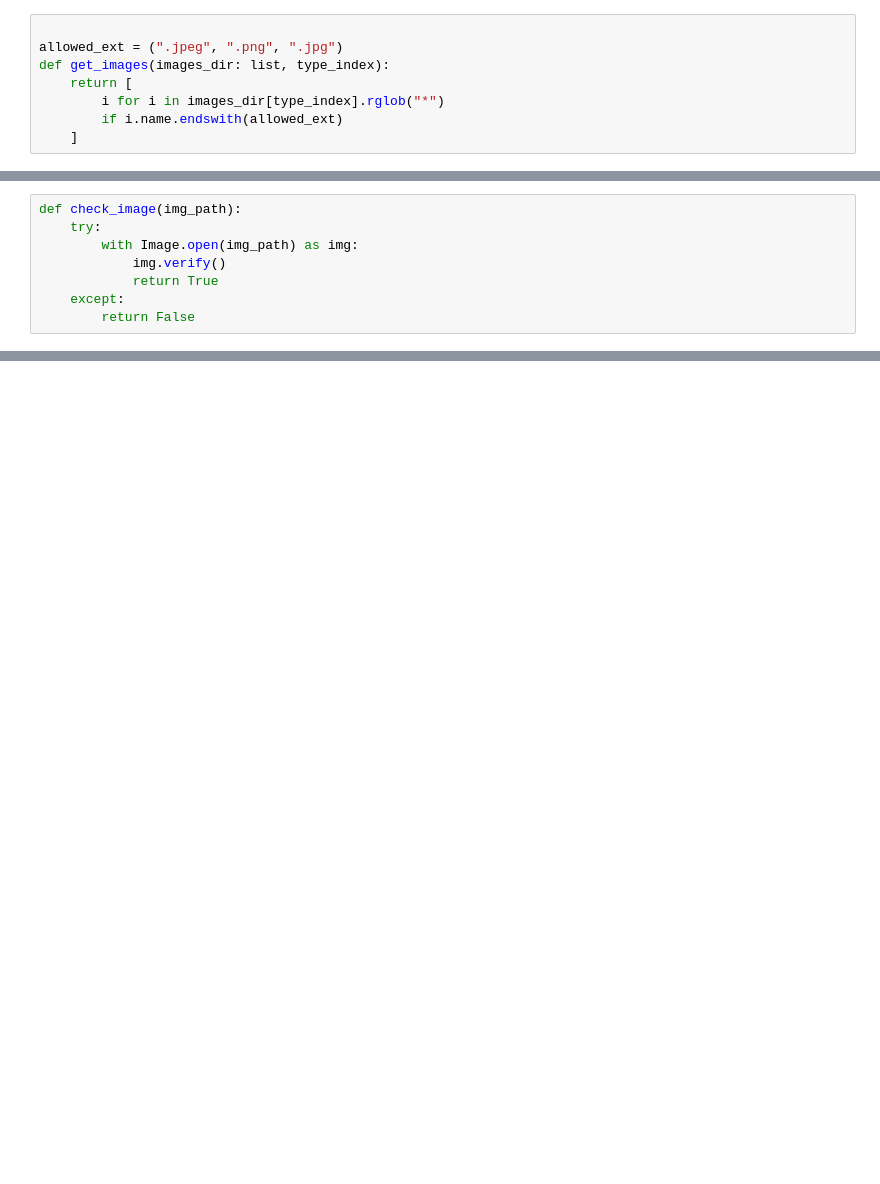
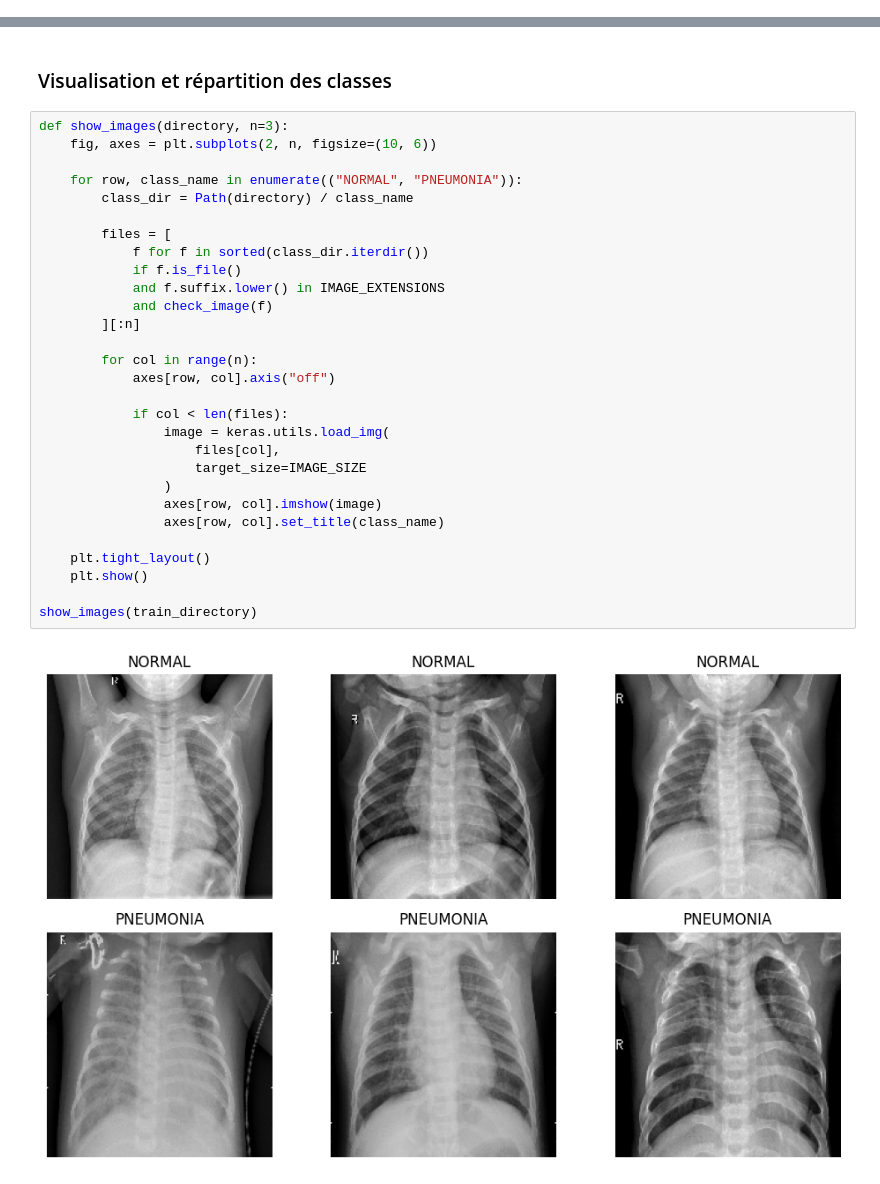
Before and after one commit to ilyasaitbel/ChestScan_AI, a Jupyter notebook: ChestScan.ipynb, the cells around one changed output, grey strips where cells are left out. Saved outputs shown, nothing was run; the diff lists cells and outputs as text; blank space fills up the shorter version.

```diff
--- a/ChestScan.ipynb
+++ b/ChestScan.ipynb
@@ -35,8 +0,0 @@ test_classes_paths = [test_dir / "NORMAL", test_dir / "PNEUMONIA"]
-# %%
-
-allowed_ext = (".jpeg", ".png", ".jpg")
-def get_images(images_dir: list, type_index):
-    return [
-        i for i in images_dir[type_index].rglob("*")
-        if i.name.endswith(allowed_ext)
-    ]
@@ -89,8 +0,0 @@ charts(countes)
-# %%
-def check_image(img_path):
-    try:
-        with Image.open(img_path) as img:
-            img.verify()
-            return True
-    except:
-        return False
@@ -385,0 +133,33 @@ print(scores)
+# %% [markdown]
+### Visualisation et répartition des classes
+# %%
+def show_images(directory, n=3):
+    fig, axes = plt.subplots(2, n, figsize=(10, 6))
+
+    for row, class_name in enumerate(("NORMAL", "PNEUMONIA")):
+        class_dir = Path(directory) / class_name
+
+        files = [
+            f for f in sorted(class_dir.iterdir())
+            if f.is_file()
+            and f.suffix.lower() in IMAGE_EXTENSIONS
+            and check_image(f)
+        ][:n]
+
+        for col in range(n):
+            axes[row, col].axis("off")
+
+            if col < len(files):
+                image = keras.utils.load_img(
+                    files[col],
+                    target_size=IMAGE_SIZE
+                )
+                axes[row, col].imshow(image)
+                axes[row, col].set_title(class_name)
+
+    plt.tight_layout()
+    plt.show()
+
+show_images(train_directory)
+# %% [output]
+[figure, added]
```
Also changed, not shown: parts of 68 cells of this notebook.
